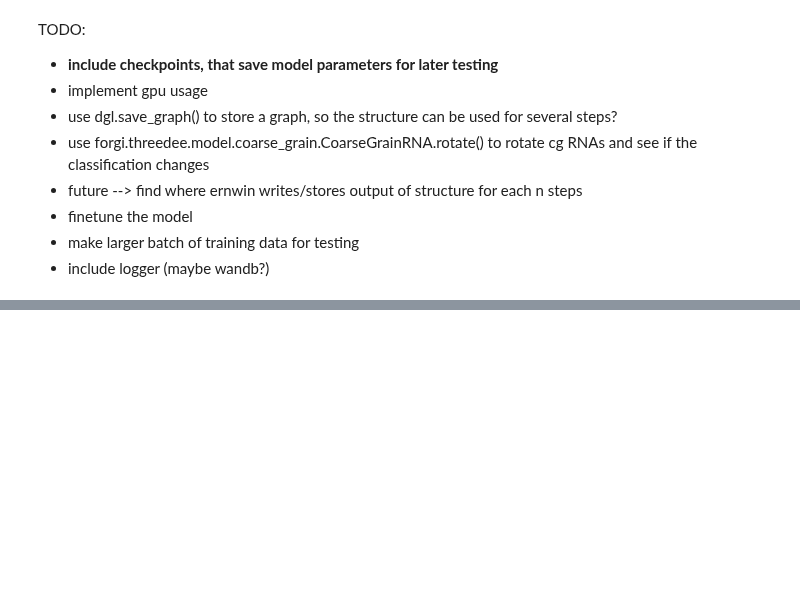
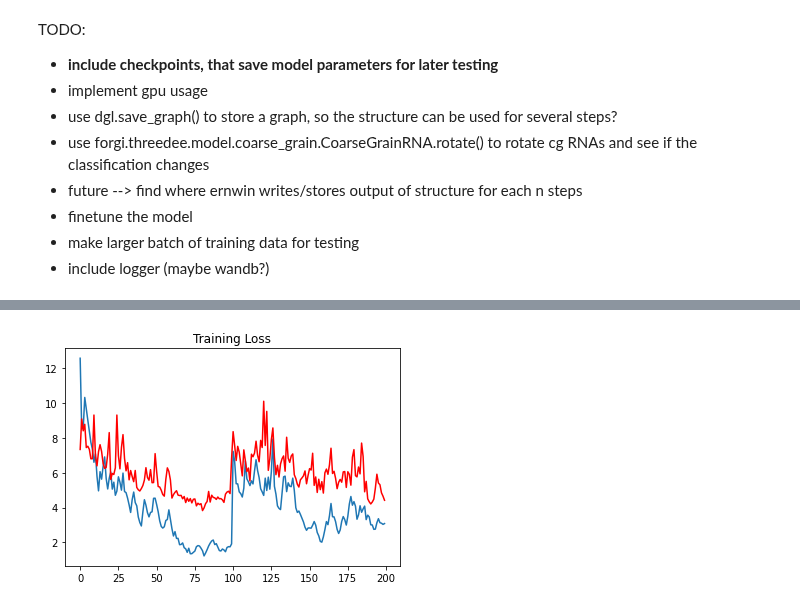
Before and after one commit to milang9/3d_classifier, a Jupyter notebook: 3d_classifier.ipynb, the cells around one changed output, grey strips where cells are left out. Saved outputs shown, nothing was run; the diff lists cells and outputs as text; code cells hidden in the pictures; blank space fills up the shorter version.

```diff
--- a/3d_classifier.ipynb
+++ b/3d_classifier.ipynb
@@ -412,2 +411,11 @@ Training took 18.96 minutes
+# %%
+#plot the training run
+plt.plot(epoch_losses)
+plt.plot(val_losses, 'r')
+plt.title("Training Loss")
+#plt.ylim(ymax=15, ymin=0)
+plt.draw()
+# %% [output]
+[figure, added]
 # %%
 #Test
```
Also changed, not shown: parts of 6 cells of this notebook, 1 other file.
